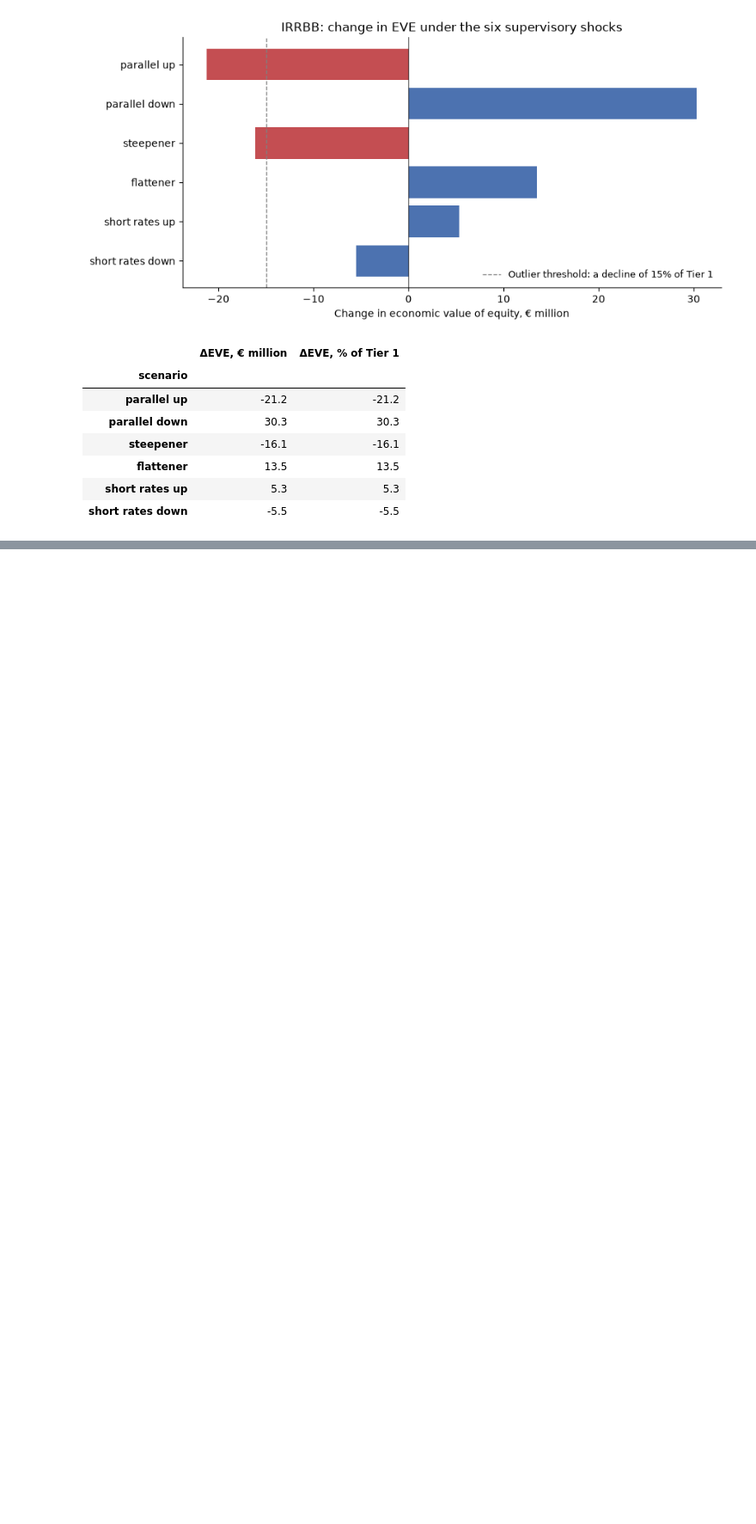
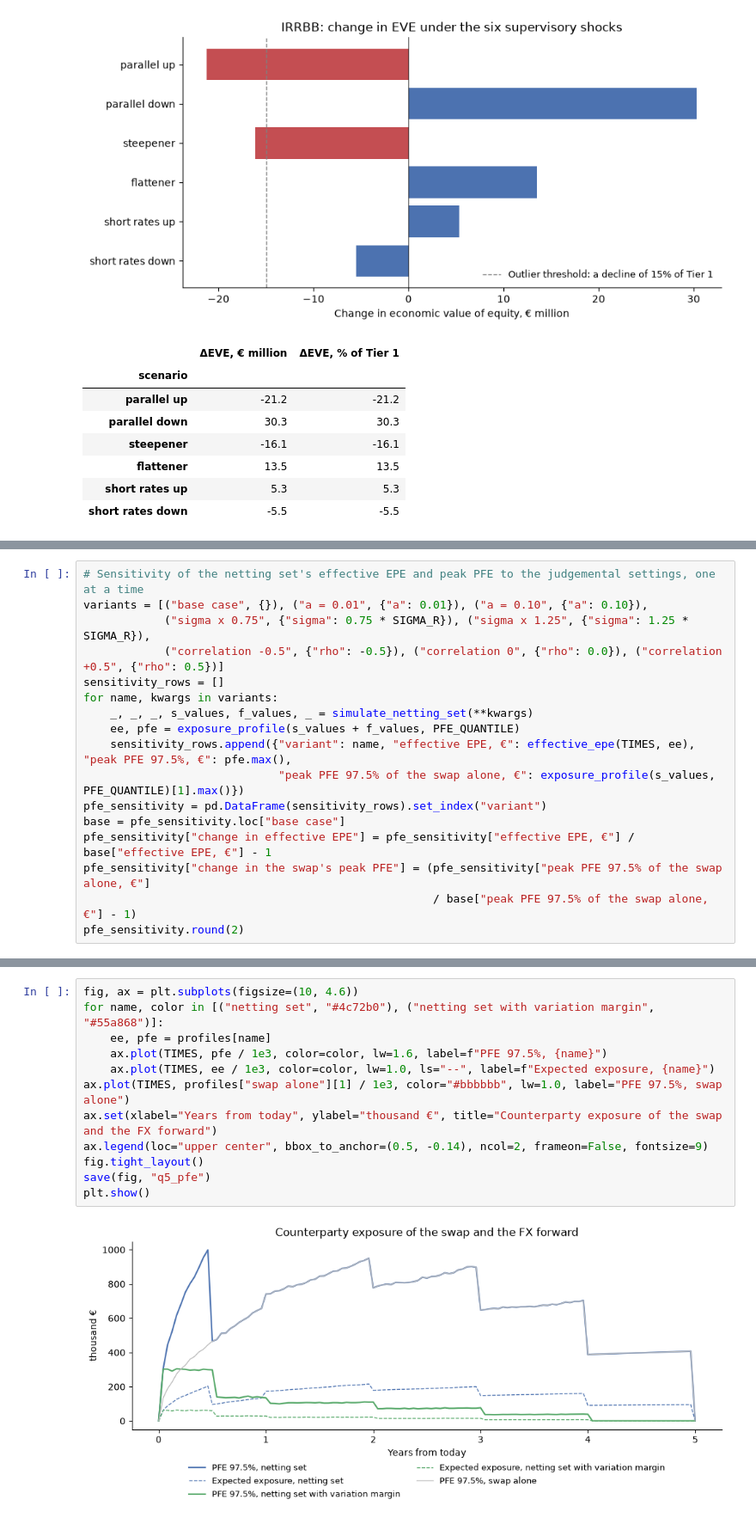
Before and after one commit to MangirdasMikalkenas/Weather_as_a_price_driver_-_Lithuanian_day-ahead_power_prices-_2023-2026, a Jupyter notebook: notebooks/05_bank_portfolio.ipynb, the cells around one changed output, grey strips where cells are left out. Shown at 86% size. Saved outputs shown, nothing was run; the diff lists cells and outputs as text; blank space fills up the shorter version.

```diff
--- a/notebooks/05_bank_portfolio.ipynb
+++ b/notebooks/05_bank_portfolio.ipynb
@@ -423,0 +547,17 @@ Worst scenario: parallel up, ΔEVE -21.2 € million = -21.2% of Tier 1 (outlier
+# %%
+# Sensitivity of the netting set's effective EPE and peak PFE to the judgemental settings, one at a time
+variants = [("base case", {}), ("a = 0.01", {"a": 0.01}), ("a = 0.10", {"a": 0.10}),
+            ("sigma x 0.75", {"sigma": 0.75 * SIGMA_R}), ("sigma x 1.25", {"sigma": 1.25 * SIGMA_R}),
+            ("correlation -0.5", {"rho": -0.5}), ("correlation 0", {"rho": 0.0}), ("correlation +0.5", {"rho": 0.5})]
+sensitivity_rows = []
+for name, kwargs in variants:
+    _, _, _, s_values, f_values, _ = simulate_netting_set(**kwargs)
+    ee, pfe = exposure_profile(s_values + f_values, PFE_QUANTILE)
+    sensitivity_rows.append({"variant": name, "effective EPE, €": effective_epe(TIMES, ee), "peak PFE 97.5%, €": pfe.max(),
+                             "peak PFE 97.5% of the swap alone, €": exposure_profile(s_values, PFE_QUANTILE)[1].max()})
+pfe_sensitivity = pd.DataFrame(sensitivity_rows).set_index("variant")
+base = pfe_sensitivity.loc["base case"]
+pfe_sensitivity["change in effective EPE"] = pfe_sensitivity["effective EPE, €"] / base["effective EPE, €"] - 1
+pfe_sensitivity["change in the swap's peak PFE"] = (pfe_sensitivity["peak PFE 97.5% of the swap alone, €"]
+                                                    / base["peak PFE 97.5% of the swap alone, €"] - 1)
+pfe_sensitivity.round(2)
@@ -424 +575,15 @@ Worst scenario: parallel up, ΔEVE -21.2 € million = -21.2% of Tier 1 (outlier
+# %%
+fig, ax = plt.subplots(figsize=(10, 4.6))
+for name, color in [("netting set", "#4c72b0"), ("netting set with variation margin", "#55a868")]:
+    ee, pfe = profiles[name]
+    ax.plot(TIMES, pfe / 1e3, color=color, lw=1.6, label=f"PFE 97.5%, {name}")
+    ax.plot(TIMES, ee / 1e3, color=color, lw=1.0, ls="--", label=f"Expected exposure, {name}")
+ax.plot(TIMES, profiles["swap alone"][1] / 1e3, color="#bbbbbb", lw=1.0, label="PFE 97.5%, swap alone")
+ax.set(xlabel="Years from today", ylabel="thousand €", title="Counterparty exposure of the swap and the FX forward")
+ax.legend(loc="upper center", bbox_to_anchor=(0.5, -0.14), ncol=2, frameon=False, fontsize=9)
+fig.tight_layout()
+save(fig, "q5_pfe")
+plt.show()
+# %% [output]
+[figure, added]
 # %% [markdown]
```
Also changed, not shown: parts of 8 cells of this notebook, 7 other files.
